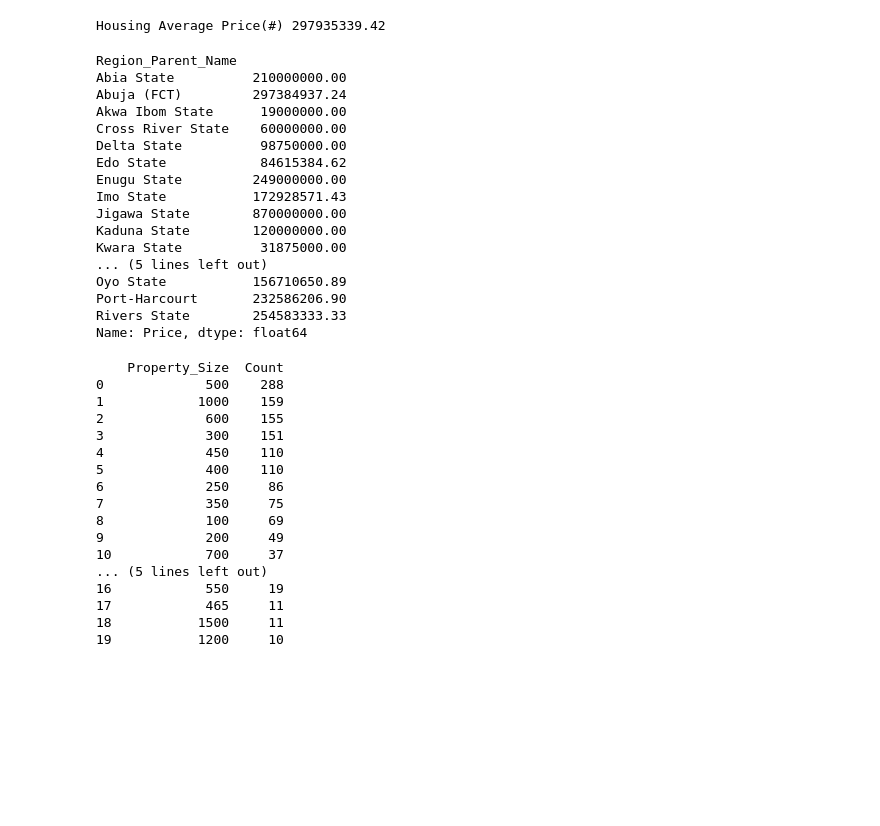
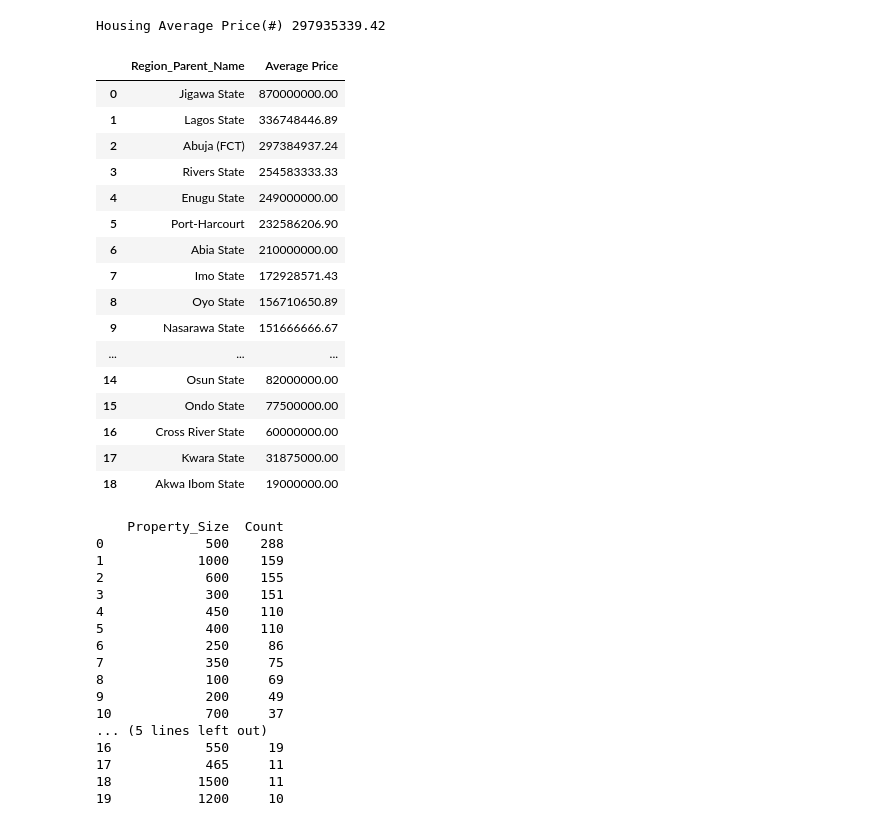
Before and after one commit to abeljosiah2022-max/housing_sales_nigeria, a Jupyter notebook: jiji_housing_analysis.ipynb, the cells around one changed output. Cells and saved outputs as stored; diff of their text form; code cells hidden in the pictures; blank space fills up the shorter version.

```diff
--- a/jiji_housing_analysis.ipynb
+++ b/jiji_housing_analysis.ipynb
@@ -324,24 +325,25 @@ print('Housing Average Price(#)', average_price)
 # %% [output]
 Housing Average Price(#) 297935339.42
 # %%
+# Which state has the highest and lowest mean property price?
 
-round(new_df.groupby('Region_Parent_Name')['Price'].mean(), 2)
+round(new_df.groupby('Region_Parent_Name')['Price'].mean(), 2).sort_values(ascending=False).head(20).reset_index(name='Average Price')
 # %% [output]
-Region_Parent_Name
-Abia State          210000000.00
-Abuja (FCT)         297384937.24
-Akwa Ibom State      19000000.00
-Cross River State    60000000.00
-Delta State          98750000.00
-Edo State            84615384.62
-Enugu State         249000000.00
-Imo State           172928571.43
-Jigawa State        870000000.00
-Kaduna State        120000000.00
-Kwara State          31875000.00
-... (5 lines left out)
-Oyo State           156710650.89
-Port-Harcourt       232586206.90
-Rivers State        254583333.33
-Name: Price, dtype: float64
+|  | Region_Parent_Name | Average Price |
+| 0 | Jigawa State | 870000000.00 |
+| 1 | Lagos State | 336748446.89 |
+| 2 | Abuja (FCT) | 297384937.24 |
+| 3 | Rivers State | 254583333.33 |
+| 4 | Enugu State | 249000000.00 |
+| 5 | Port-Harcourt | 232586206.90 |
+| 6 | Abia State | 210000000.00 |
+| 7 | Imo State | 172928571.43 |
+| 8 | Oyo State | 156710650.89 |
+| 9 | Nasarawa State | 151666666.67 |
+| ... | ... | ... |
+| 14 | Osun State | 82000000.00 |
+| 15 | Ondo State | 77500000.00 |
+| 16 | Cross River State | 60000000.00 |
+| 17 | Kwara State | 31875000.00 |
+| 18 | Akwa Ibom State | 19000000.00 |
 # %%
```
Also changed, not shown: parts of 9 cells of this notebook.
